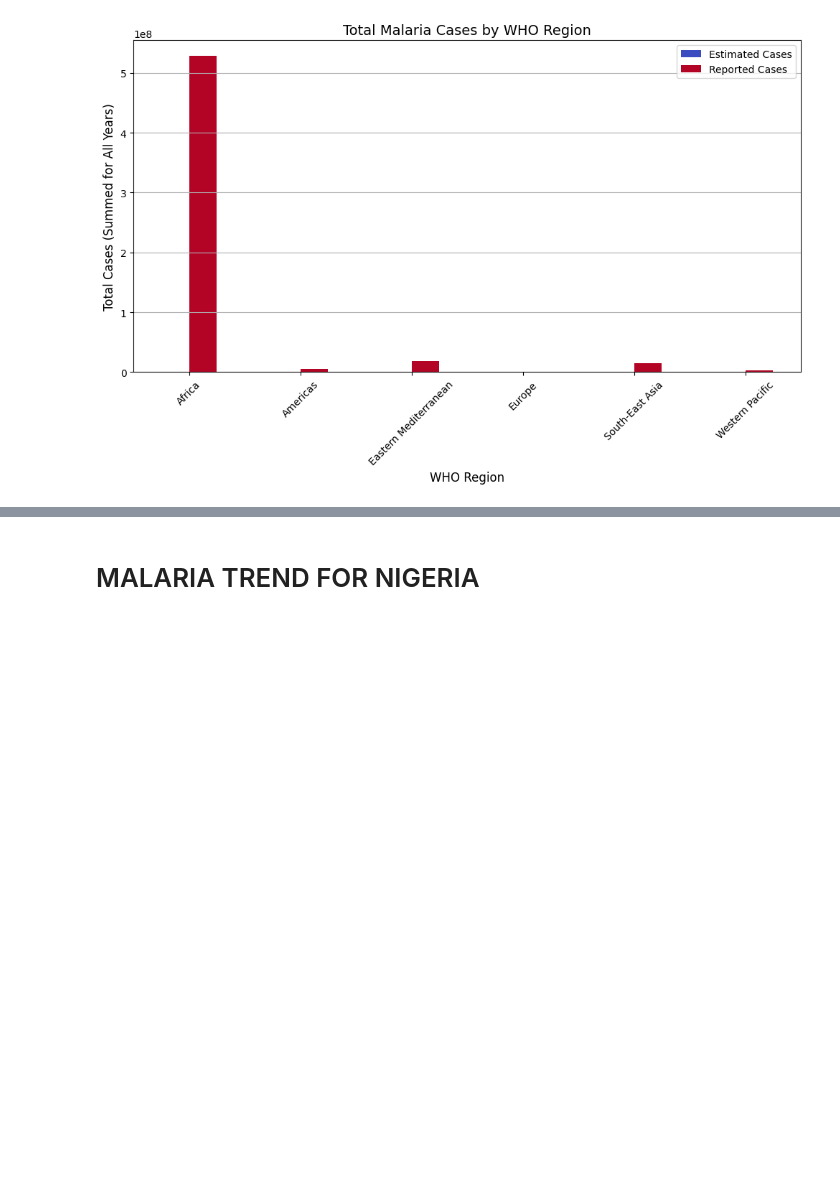
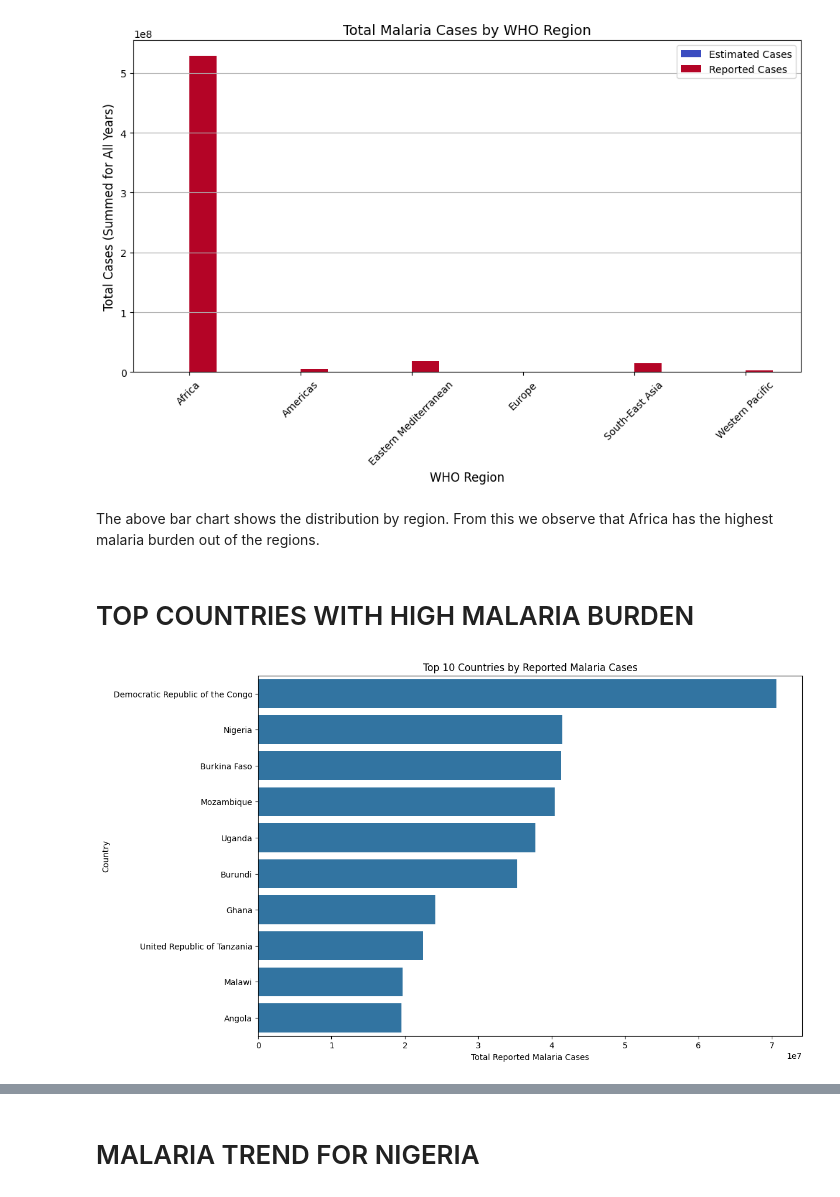
Before and after one commit to UmmH3/malaria-health, a Jupyter notebook: jupyter_notebooks/EDA.ipynb, the cells around one changed output, grey strips where cells are left out. Drawn from its saved outputs; the diff is of its cells as text; code cells hidden in the pictures; blank space fills up the shorter version.

```diff
--- a/jupyter_notebooks/EDA.ipynb
+++ b/jupyter_notebooks/EDA.ipynb
@@ -229,3 +231,23 @@ plt.show()
 # %% [output]
 <Figure size 1200x600 with 0 Axes>
 [figure]
+# %% [markdown]
+The above bar chart shows the distribution by region. From this we observe that Africa has the highest malaria burden out of the regions.
+# %% [markdown]
+# TOP COUNTRIES WITH HIGH MALARIA BURDEN
+# %%
+# Aggregate the data to get total reported cases by country
+country_distribution = df_merged.groupby('Country')['Reported Cases'].sum().reset_index()
+country_distribution.columns = ['country', 'reported_cases']
+
+# Plot distribution of cases by country (top countries by total reported cases)
+top_countries = country_distribution.sort_values(by='reported_cases', ascending=False).head(10)
+
+plt.figure(figsize=(12, 8))
+sns.barplot(x='reported_cases', y='country', data=top_countries)
+plt.title('Top 10 Countries by Reported Malaria Cases')
+plt.xlabel('Total Reported Malaria Cases')
+plt.ylabel('Country')
+plt.show()
+# %% [output]
+[figure, added]
```
Also changed, not shown: parts of 9 cells of this notebook.
